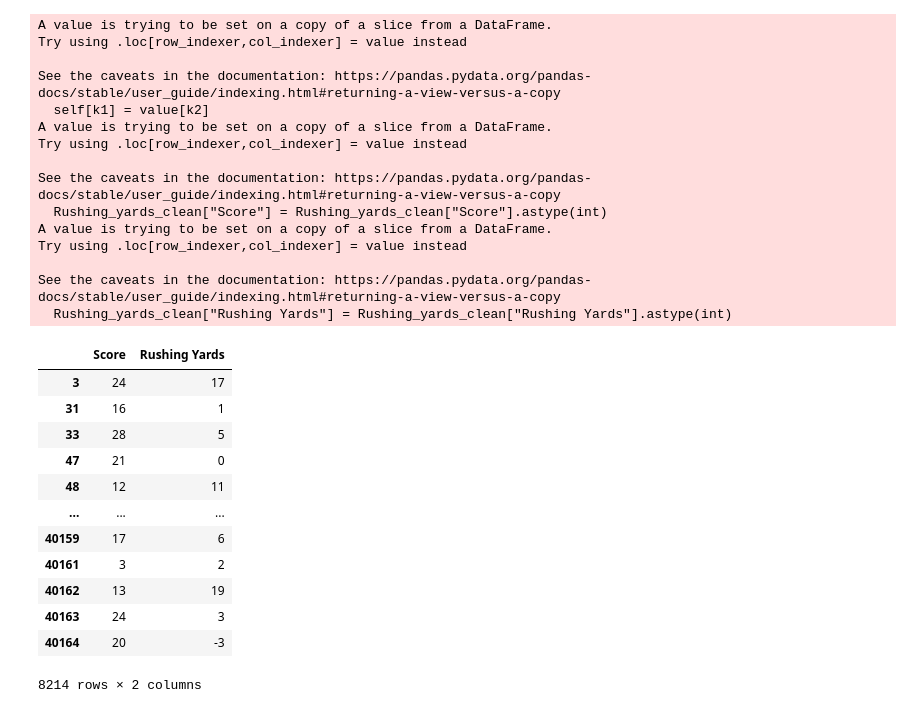
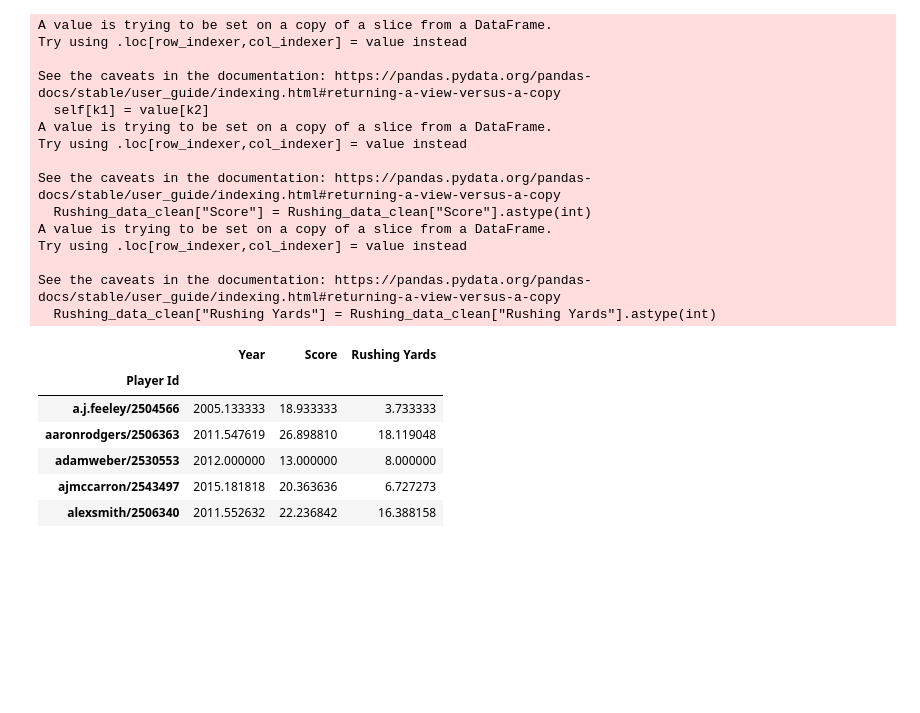
Before and after one commit to alindsey7/Python_Project, a Jupyter notebook: Notebooks/Rushing Offense.ipynb, the cells around one changed output. Drawn from its saved outputs; the diff is of its cells as text; code cells hidden in the pictures; blank space fills up the shorter version.

```diff
--- a/Notebooks/Rushing Offense.ipynb
+++ b/Notebooks/Rushing Offense.ipynb
@@ -11,7 +11,6 @@ import pandas as pd
 Game_Logs_Quarterback_path = "../Resources/Game_Logs_Quarterback.csv"
 Game_Logs_Runningback_path = "../Resources/Game_Logs_Runningback.csv"
 Game_Logs_Wide_Receiver_and_Tight_End_path = "../Resources/Game_Logs_Wide_Receiver_and_Tight_End.csv"
-
 
 # Reading relevant datasets
 QB_data = pd.read_csv(Game_Logs_Quarterback_path)
@@ -22,55 +21,51 @@ WR_Tightend_data = pd.read_csv(Game_Logs_Wide_Receiver_and_Tight_End_path)
 Rushing_data = pd.merge(QB_data, Runningback_data, how="left")
 Rushing_data = pd.merge(Rushing_data, WR_Tightend_data, how="left")
 
 # Keeping relevant columns
 Rushing_data_reduced = Rushing_data.loc[:, ["Player Id", "Year", "Outcome", "Score", "Rushing Attempts",
                                             "Rushing Yards", "Yards Per Carry", "Rushing TDs"]]
 
 # Keeping only years after 2000
 Rushing_data_reduced_clean = Rushing_data_reduced.loc[(Rushing_data_reduced["Year"] >= 2000)]
 
 # Formatting score to only have player's team's score
 Rushing_data_reduced_clean[["Score", "to", "Opponent Score"]] = Rushing_data_reduced_clean["Score"].str.split(expand=True)
-Rushing_yards = Rushing_data_reduced_clean.loc[:, ["Score", "Rushing Yards"]]
 
+# Keeping relevant columns
+Rushing_data_reduced_clean = Rushing_data_reduced_clean.loc[:, ["Player Id", "Year", "Outcome", "Score", "Rushing Attempts",
+                                                                "Rushing Yards", "Yards Per Carry", "Rushing TDs"]]
+# Removing any empty values in Rushing Yards
+Rushing_data_clean = Rushing_data_reduced_clean.loc[(Rushing_data_reduced_clean["Rushing Yards"] != "--")]
 
-# Removing any empty values in Rushing Yards
-Rushing_yards_clean = Rushing_yards.loc[(Rushing_yards["Rushing Yards"] != "--")]
+# Casting score column and rushing yards column from string to int
+Rushing_data_clean["Score"] = Rushing_data_clean["Score"].astype(int)
+Rushing_data_clean["Rushing Yards"] = Rushing_data_clean["Rushing Yards"].astype(int)
 
-# Converting score column and rushing yards column to int
-Rushing_yards_clean["Score"] = Rushing_yards_clean["Score"].astype(int)
-Rushing_yards_clean["Rushing Yards"] = Rushing_yards_clean["Rushing Yards"].astype(int)
+# Groupby on Player Id
+Rushing_yards_group = Rushing_data_clean.groupby(["Player Id"]).mean()
 
-#Rushing_yards_clean = Rushing_yards_clean.loc[(Rushing_yards_clean["Rushing Yards"] > 0)]
-
-Rushing_yards_clean
+Rushing_yards_group.head()
 # %% [output]
 A value is trying to be set on a copy of a slice from a DataFrame.
 Try using .loc[row_indexer,col_indexer] = value instead
 
 See the caveats in the documentation: https://pandas.pydata.org/pandas-docs/stable/user_guide/indexing.html#returning-a-view-versus-a-copy
   self[k1] = value[k2]
 A value is trying to be set on a copy of a slice from a DataFrame.
 Try using .loc[row_indexer,col_indexer] = value instead
 
 See the caveats in the documentation: https://pandas.pydata.org/pandas-docs/stable/user_guide/indexing.html#returning-a-view-versus-a-copy
-  Rushing_yards_clean["Score"] = Rushing_yards_clean["Score"].astype(int)
+  Rushing_data_clean["Score"] = Rushing_data_clean["Score"].astype(int)
 A value is trying to be set on a copy of a slice from a DataFrame.
 Try using .loc[row_indexer,col_indexer] = value instead
 
 See the caveats in the documentation: https://pandas.pydata.org/pandas-docs/stable/user_guide/indexing.html#returning-a-view-versus-a-copy
-  Rushing_yards_clean["Rushing Yards"] = Rushing_yards_clean["Rushing Yards"].astype(int)
+  Rushing_data_clean["Rushing Yards"] = Rushing_data_clean["Rushing Yards"].astype(int)
-|  | Score | Rushing Yards |
-| 3 | 24 | 17 |
-| 31 | 16 | 1 |
-| 33 | 28 | 5 |
-| 47 | 21 | 0 |
-| 48 | 12 | 11 |
-| ... | ... | ... |
-| 40159 | 17 | 6 |
-| 40161 | 3 | 2 |
-| 40162 | 13 | 19 |
-| 40163 | 24 | 3 |
-| 40164 | 20 | -3 |
+|  | Year | Score | Rushing Yards |
+| Player Id |  |  |  |
+| a.j.feeley/2504566 | 2005.133333 | 18.933333 | 3.733333 |
+| aaronrodgers/2506363 | 2011.547619 | 26.898810 | 18.119048 |
+| adamweber/2530553 | 2012.000000 | 13.000000 | 8.000000 |
+| ajmccarron/2543497 | 2015.181818 | 20.363636 | 6.727273 |
+| alexsmith/2506340 | 2011.552632 | 22.236842 | 16.388158 |
-8214 rows × 2 columns
 # %%
```
Also changed, not shown: parts of 3 cells of this notebook.
